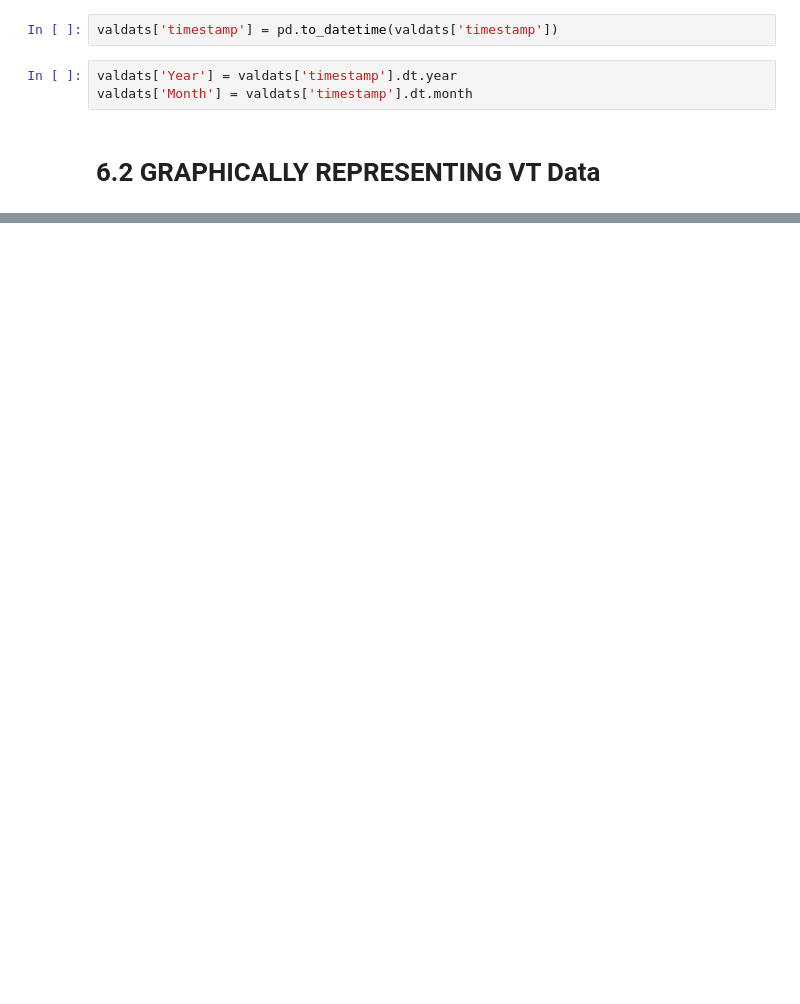
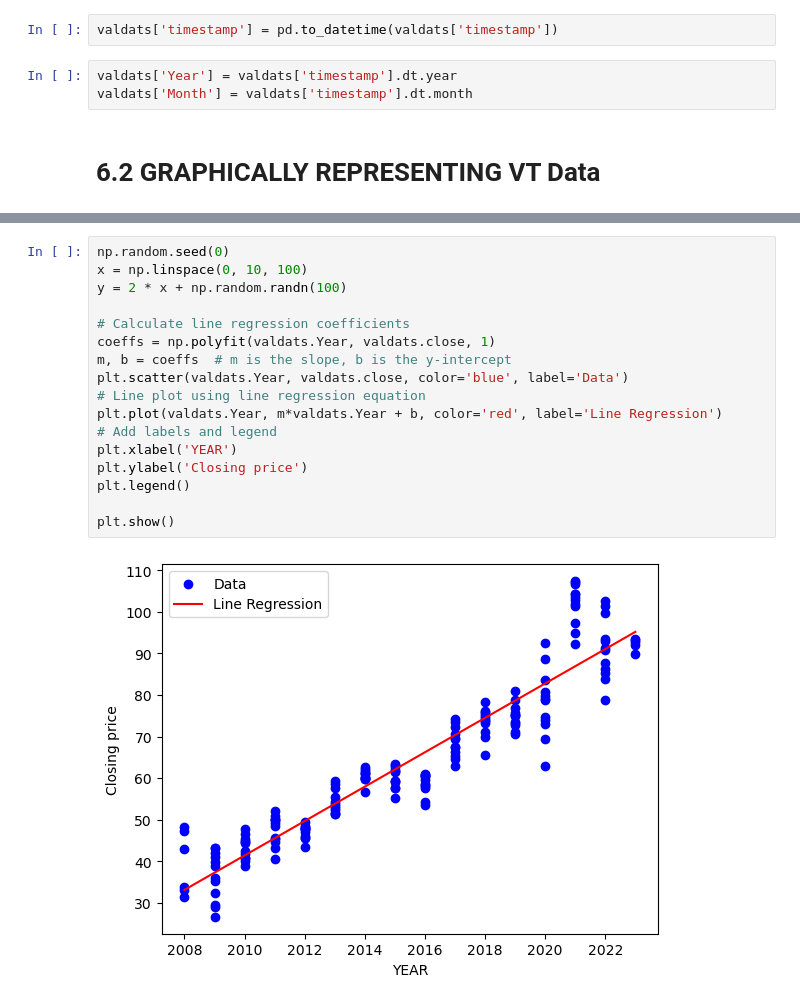
Before and after one commit to MatosMAN2022/LFD_Final, a Jupyter notebook: Learning from Data Final Assignment .ipynb, the cells around one changed output, grey strips where cells are left out. Drawn from its saved outputs; the diff is of its cells as text; blank space fills up the shorter version.

```diff
--- a/Learning from Data Final Assignment .ipynb
+++ b/Learning from Data Final Assignment .ipynb
@@ -669,0 +818,19 @@ plot_linear_regression(valdats.Year, valdats.close)
+# %%
+np.random.seed(0)
+x = np.linspace(0, 10, 100)
+y = 2 * x + np.random.randn(100)
+
+# Calculate line regression coefficients
+coeffs = np.polyfit(valdats.Year, valdats.close, 1)
+m, b = coeffs  # m is the slope, b is the y-intercept
+plt.scatter(valdats.Year, valdats.close, color='blue', label='Data')
+# Line plot using line regression equation
+plt.plot(valdats.Year, m*valdats.Year + b, color='red', label='Line Regression')
+# Add labels and legend
+plt.xlabel('YEAR')
+plt.ylabel('Closing price')
+plt.legend()
+
+plt.show()
+# %% [output]
+[figure, added]
```
Also changed, not shown: parts of 32 cells of this notebook.
